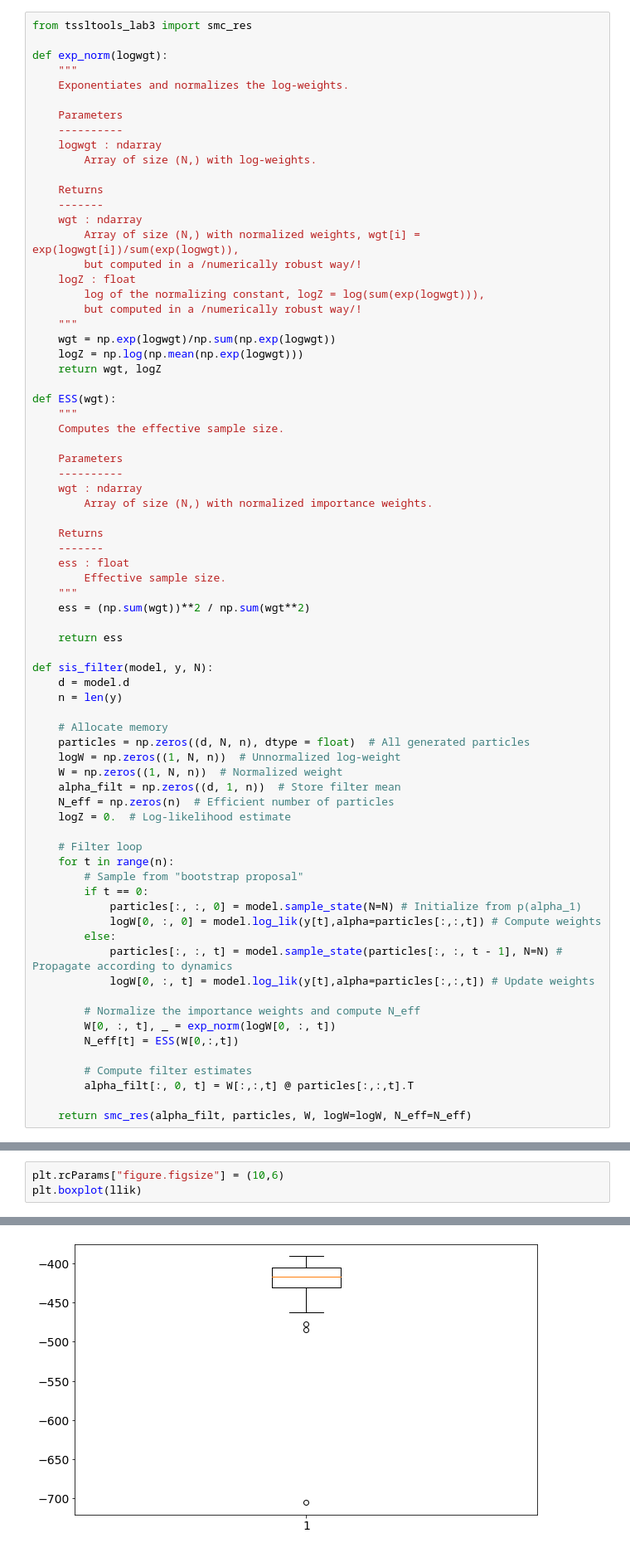
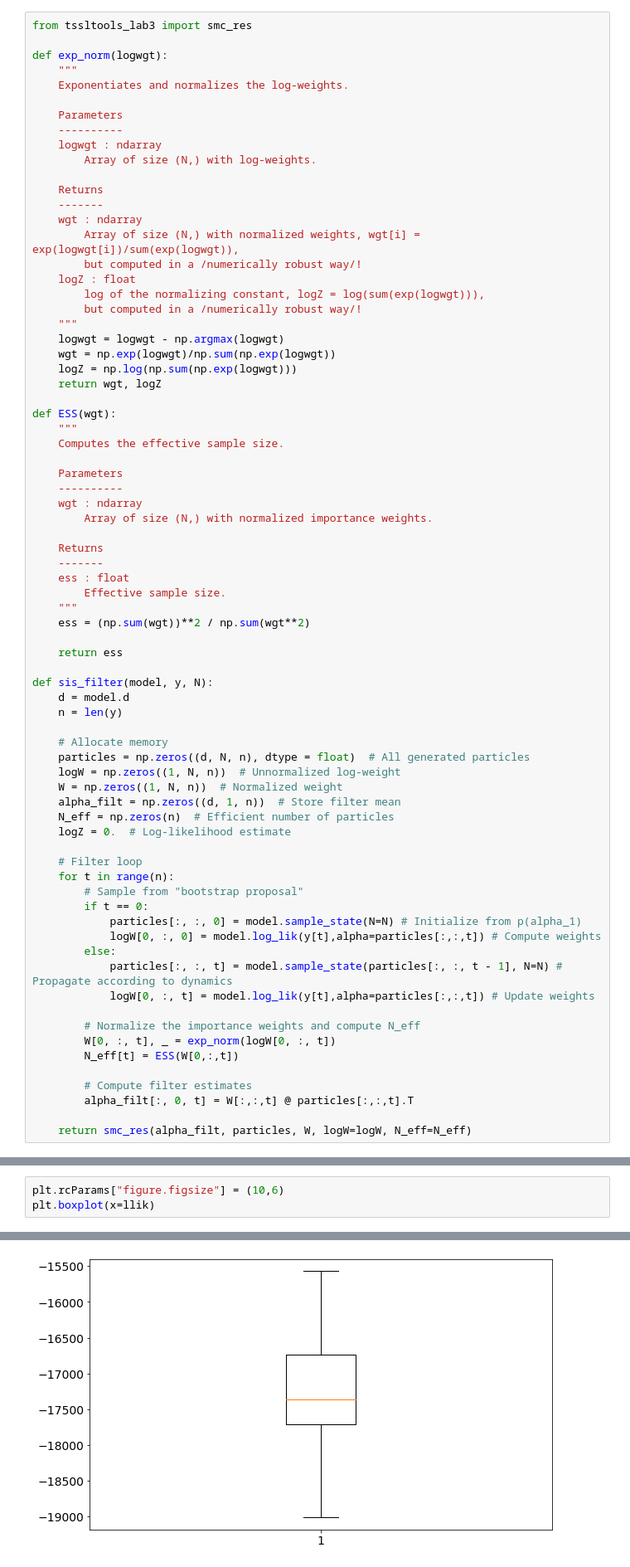
Before and after one commit to jrakhshanda/Time-Series-Sequence-Learning, a Jupyter notebook: tssl_lab3.ipynb, the cells around one changed output, grey strips where cells are left out. Shown: that part at 83% size. Drawn from its saved outputs; the diff is of its cells as text.

```diff
--- a/tssl_lab3.ipynb
+++ b/tssl_lab3.ipynb
@@ -167,8 +167,9 @@ def exp_norm(logwgt):
         log of the normalizing constant, logZ = log(sum(exp(logwgt))),
         but computed in a /numerically robust way/!
     """
+    logwgt = logwgt - np.argmax(logwgt)
     wgt = np.exp(logwgt)/np.sum(np.exp(logwgt))
-    logZ = np.log(np.mean(np.exp(logwgt)))
+    logZ = np.log(np.sum(np.exp(logwgt)))
     return wgt, logZ
 
 def ESS(wgt):
@@ -347,17 +348,17 @@ for i in range(20):
   llik[i,0] = bpfY.logZ
 # %%
 plt.rcParams["figure.figsize"] = (10,6)
-plt.boxplot(llik)
+plt.boxplot(x=llik)
 # %% [output]
 {'boxes': [<matplotlib.lines.Line2D at 0x...>],
  'caps': [<matplotlib.lines.Line2D at 0x...>,
   <matplotlib.lines.Line2D at 0x...>],
  'fliers': [<matplotlib.lines.Line2D at 0x...>],
  'means': [],
  'medians': [<matplotlib.lines.Line2D at 0x...>],
  'whiskers': [<matplotlib.lines.Line2D at 0x...>,
   <matplotlib.lines.Line2D at 0x...>]}
-[figure, old version]
+[figure, new version]
 # %% [markdown]
 **Q7:** Make a grid of the $\rho$ parameter in the interval $[e^{-4}, e^{-3}]$. Use the bootstrap particle filter to calculate the log-likelihood for each value. Run the bootstrap particle filter using $N=200$ multiple times (20) per value and use the average as your estimate of the log-likelihood. Plot the log-likelihood function and mark the maximal value.
 
```
Also changed, not shown: parts of 9 cells of this notebook.
